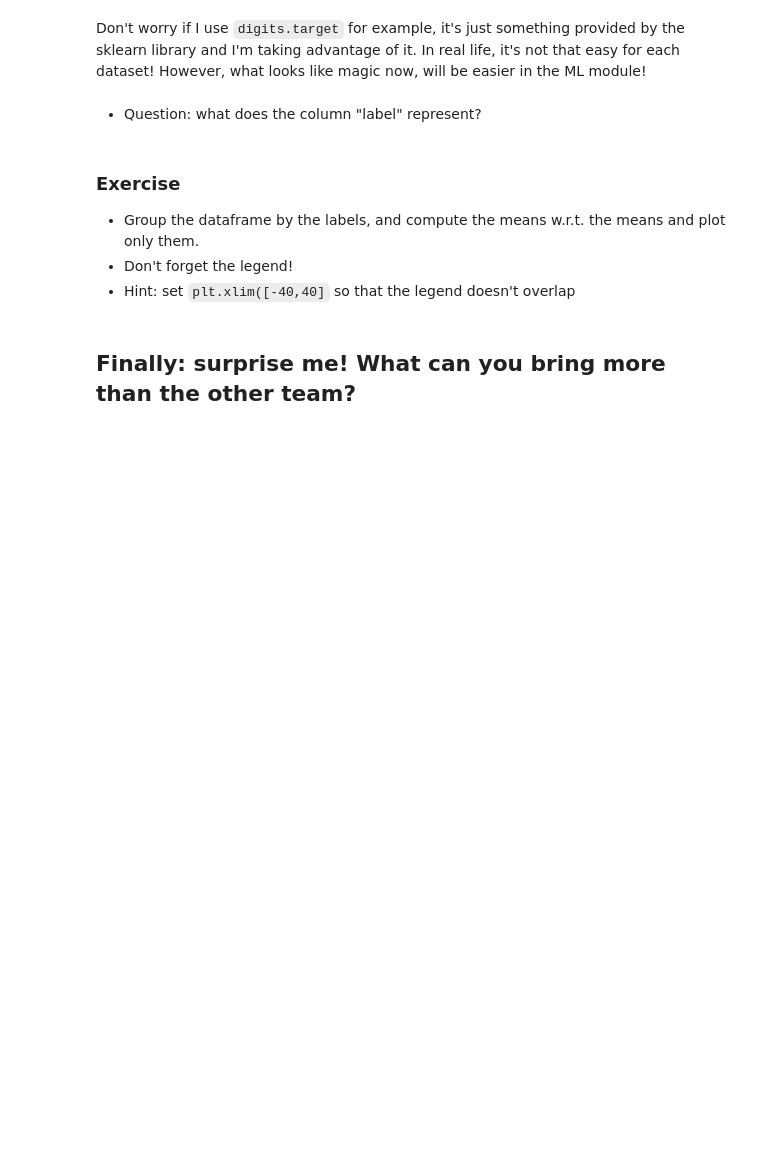
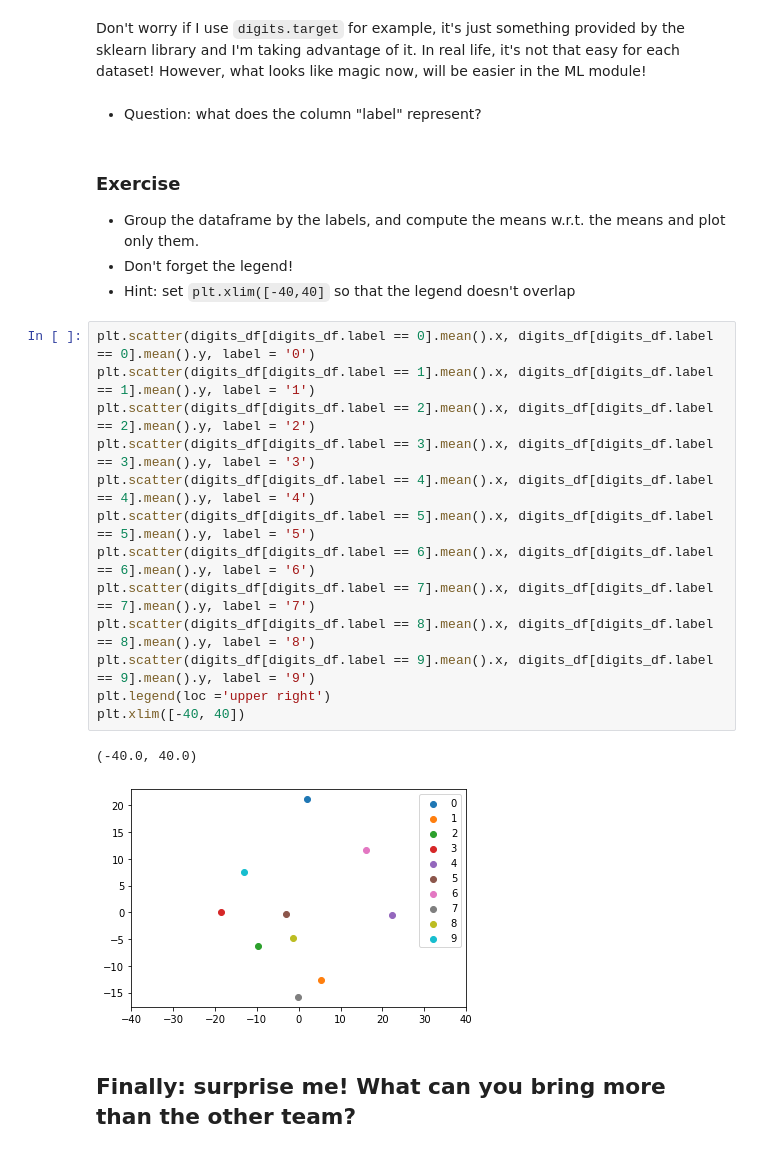
Before and after one commit to Jeko-Mus/Strive-Nutrition, a Jupyter notebook: Friday Week 1 Math Challenge .ipynb, the cells around one changed output. Saved outputs shown, nothing was run; the diff lists cells and outputs as text; blank space fills up the shorter version.

```diff
--- a/Friday Week 1 Math Challenge .ipynb
+++ b/Friday Week 1 Math Challenge .ipynb
@@ -317,5 +364,21 @@ Don't worry if I use `digits.target` for example, it's just something provided b
 - Group the dataframe by the labels, and compute the means w.r.t. the means and plot only them.
 - Don't forget the legend!
 - Hint: set `plt.xlim([-40,40]` so that the legend doesn't overlap
+# %%
+plt.scatter(digits_df[digits_df.label == 0].mean().x, digits_df[digits_df.label == 0].mean().y, label = '0')
+plt.scatter(digits_df[digits_df.label == 1].mean().x, digits_df[digits_df.label == 1].mean().y, label = '1')
+plt.scatter(digits_df[digits_df.label == 2].mean().x, digits_df[digits_df.label == 2].mean().y, label = '2')
+plt.scatter(digits_df[digits_df.label == 3].mean().x, digits_df[digits_df.label == 3].mean().y, label = '3')
+plt.scatter(digits_df[digits_df.label == 4].mean().x, digits_df[digits_df.label == 4].mean().y, label = '4')
+plt.scatter(digits_df[digits_df.label == 5].mean().x, digits_df[digits_df.label == 5].mean().y, label = '5')
+plt.scatter(digits_df[digits_df.label == 6].mean().x, digits_df[digits_df.label == 6].mean().y, label = '6')
+plt.scatter(digits_df[digits_df.label == 7].mean().x, digits_df[digits_df.label == 7].mean().y, label = '7')
+plt.scatter(digits_df[digits_df.label == 8].mean().x, digits_df[digits_df.label == 8].mean().y, label = '8')
+plt.scatter(digits_df[digits_df.label == 9].mean().x, digits_df[digits_df.label == 9].mean().y, label = '9')
+plt.legend(loc ='upper right')
+plt.xlim([-40, 40])
+# %% [output]
+(-40.0, 40.0)
+[figure, added]
 # %% [markdown]
 ## Finally: surprise me! What can you bring more than the other team?
```
Also changed, not shown: parts of 4 cells of this notebook.
